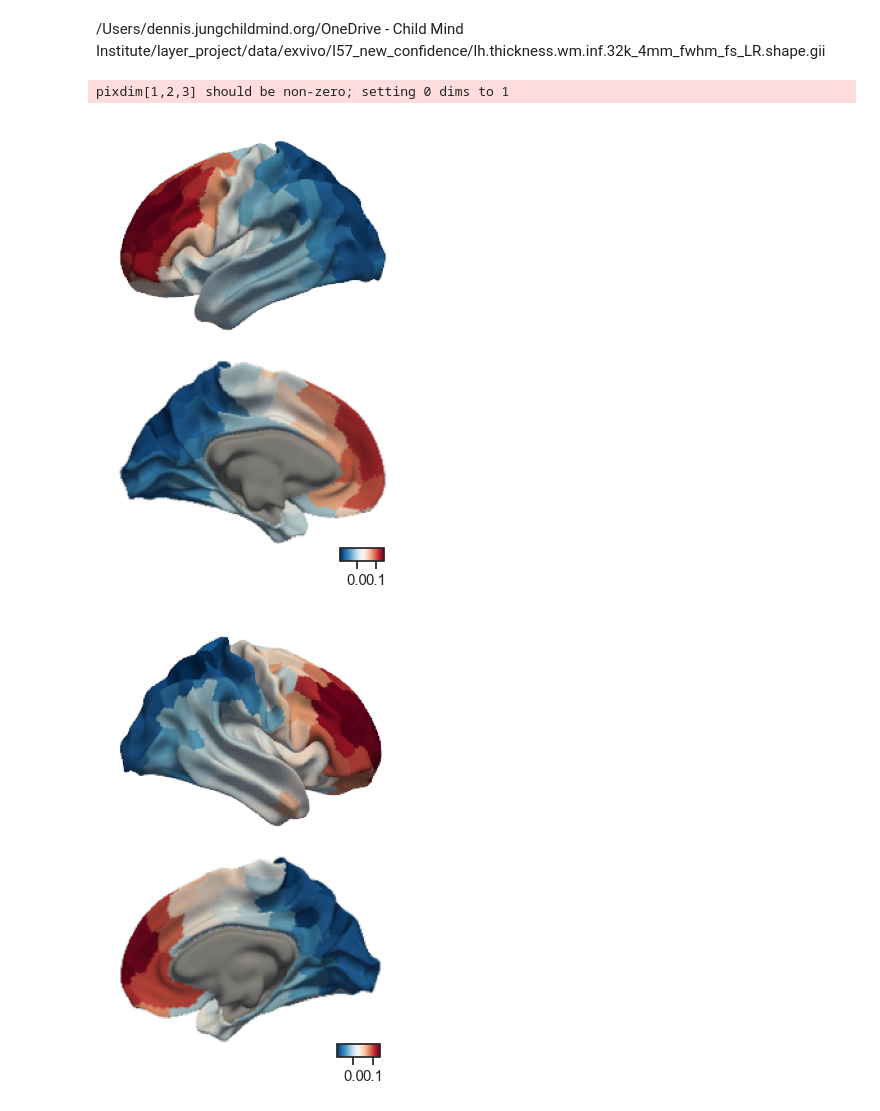
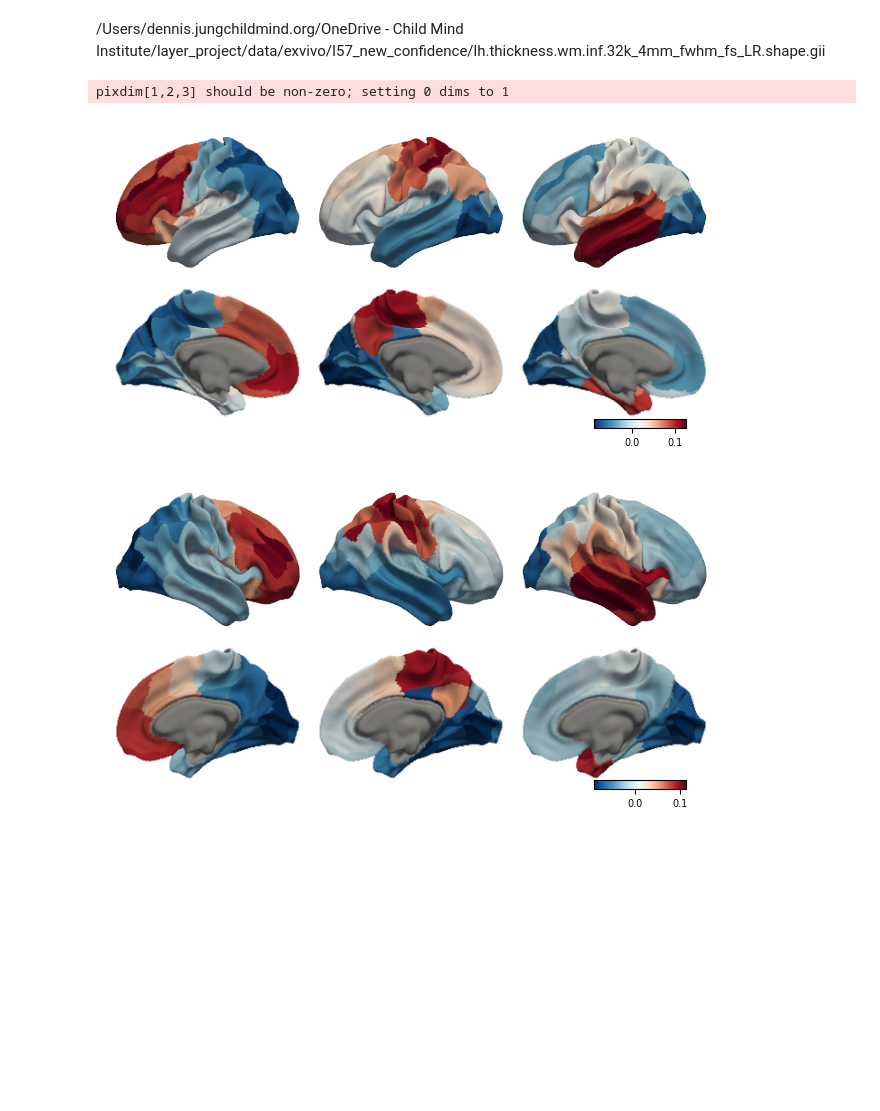
Before and after one commit to dyjung130/cortical_layer, a Jupyter notebook: jupyter-notebook/analysis_layer_hcp.ipynb, the cells around one changed output. Saved outputs shown, nothing was run; the diff lists cells and outputs as text; code cells hidden in the pictures; blank space fills up the shorter version.

```diff
--- a/jupyter-notebook/analysis_layer_hcp.ipynb
+++ b/jupyter-notebook/analysis_layer_hcp.ipynb
@@ -12,7 +12,7 @@ from brainspace.gradient import GradientMaps
 from brainspace.utils.parcellation import map_to_labels
 
 pv.start_xvfb()
-atlas_path = '/Users/dennis.jungchildmind.org/Downloads/Schaefer2018_100Parcels_17Networks_order.dlabel.nii'
+atlas_path = '/Users/dennis.jungchildmind.org/Downloads/Schaefer2018_100Parcels_7Networks_order.dlabel.nii'
 num_parcels = int(atlas_path.split('_')[1].split('Parcels')[0])  # Extract number of parcels from atlas path
 print(num_parcels)
 
@@ -21,0 +22,24 @@ normalize_data = False #zscore
+# %%
+#get Yeo Networks from the label data
+yeo_networks = nib.load(atlas_path).header.get_axis(0)
+
+yeo_network_data = yeo_networks.get_element(0)[1]
+print(yeo_network_data)
+
+#each yeo_network_data[key] has ('17Networks_LH_VisCent_ExStr_1',...), save the third string after string split by '_'
+yeo_network_names = []
+yeo_network_colors = []
+for i,key in enumerate(yeo_network_data):
+    if i == 0:
+        yeo_network_names.append(np.nan)
+        yeo_network_colors.append((0,0,0,0))
+        continue#skip the first key
+   # print(yeo_network_data[key][0])#network name
+    network_parts = yeo_network_data[key][0].split('_')
+    #print(network_parts)
+    yeo_network_names.append(network_parts[2])  # Append the network name (VisCent)
+    yeo_network_colors.append(yeo_network_data[key][1])
+
+print(yeo_network_names)
+
+print(yeo_network_colors)
@@ -386,7 +415,7 @@ for hemi, hcp_data, start_idx, end_idx, surf_file in [
             f'/Users/dennis.jungchildmind.org/Downloads/HCP_S1200_Atlas_Z4_pkXDZ/{surf_file}',
             hemi=hemi,
         )
-        overlay = plotter.overlay(grad[pc], cmap='jet', alpha=1)# vmin=1.5, vmax=3.5)
+        overlay = plotter.overlay(grad[pc], cmap='RdBu_r', alpha=1)# vmin=1.5, vmax=3.5)
         plotter.border(grad[pc], alpha=0)
         plotters.append([plotter.screenshot("lateral"), plotter.screenshot("medial"), overlay])
 
@@ -418,13 +447,14 @@ pixdim[1,2,3] should be non-zero; setting 0 dims to 1
 /Users/dennis.jungchildmind.org/OneDrive - Child Mind Institute/layer_project/data/exvivo/I57_new_confidence/lh.thickness.wm.inf.32k_4mm_fwhm_fs_LR.shape.gii
 # %%
 # Load atlas data
+import brainspace.gradient.alignment as ga
 atlasDat = nib.load(atlas_path).get_fdata()[0].astype(int)
 
 #save gms
 gm_lh = GradientMaps(n_components=20, approach='dm')
 gm_rh = GradientMaps(n_components=20, approach='dm')
 
-n_pca = 1 #number of gradients to plot
+n_pca = 3#number of gradients to plot
 
 # Create gradient maps and plot for both hemispheres
 for hemi, hcp_data, start_idx, end_idx, surf_file in [
@@ -447,7 +477,7 @@ for hemi, hcp_data, start_idx, end_idx, surf_file in [
             grad_values = (gm.gradients_[:,j])
             grad.append(map_to_labels(grad_values, atlasDat[start_idx:end_idx], mask=mask, fill=np.nan))
         else:
-            grad_values = (gm.gradients_[:,j])
+            grad_values = gm.gradients_[:,j]
             grad.append(map_to_labels(grad_values, atlasDat[start_idx:end_idx], mask=mask, fill=np.nan))
 
     # Create plotters for first 3 gradients
@@ -462,35 +492,35 @@ for hemi, hcp_data, start_idx, end_idx, surf_file in [
         plotters.append([plotter.screenshot("lateral"), plotter.screenshot("medial"), overlay])
     # Create lists for lateral and medial views
     lateral_views = [p[0] for p in plotters]
     medial_views = [p[1] for p in plotters]
 
     img = yaspy.montage(
         [lateral_views[:n_pca],
          medial_views[:n_pca]],
         pad=10,
         shareh=True,
         sharew=True,  # Share width across subplots
     )
     # Create figure with controlled size
     f, ax = plt.subplots()
     plt.imshow(img)
     plt.xticks([])
     plt.yticks([])
     plt.box(False)
     plt.tight_layout()
 
     cax = ax.inset_axes((0.8, 0, 0.15, 0.03))
     cbar = plt.colorbar(overlay, cax=cax, orientation="horizontal")
     cbar.ax.tick_params(labelsize="x-small")
     plt.show()
 
 #then save gm_lh and gm_rh
 np.save(f'gm_lh_hcp_n{N}_p{num_parcels}_norm{normalize_data}.npy', gm_lh)
 np.save(f'gm_rh_hcp_n{N}_p{num_parcels}_norm{normalize_data}.npy', gm_rh)
 # %% [output]
 pixdim[1,2,3] should be non-zero; setting 0 dims to 1
-[figure, old version]
+[figure, new version]
-[figure, old version]
+[figure, new version]
 # %%
 # Plot gradients vs thickness with histograms using seaborn for better aesthetics
 import seaborn as sns
```
Also changed, not shown: parts of 7 cells of this notebook, 2 other files.
